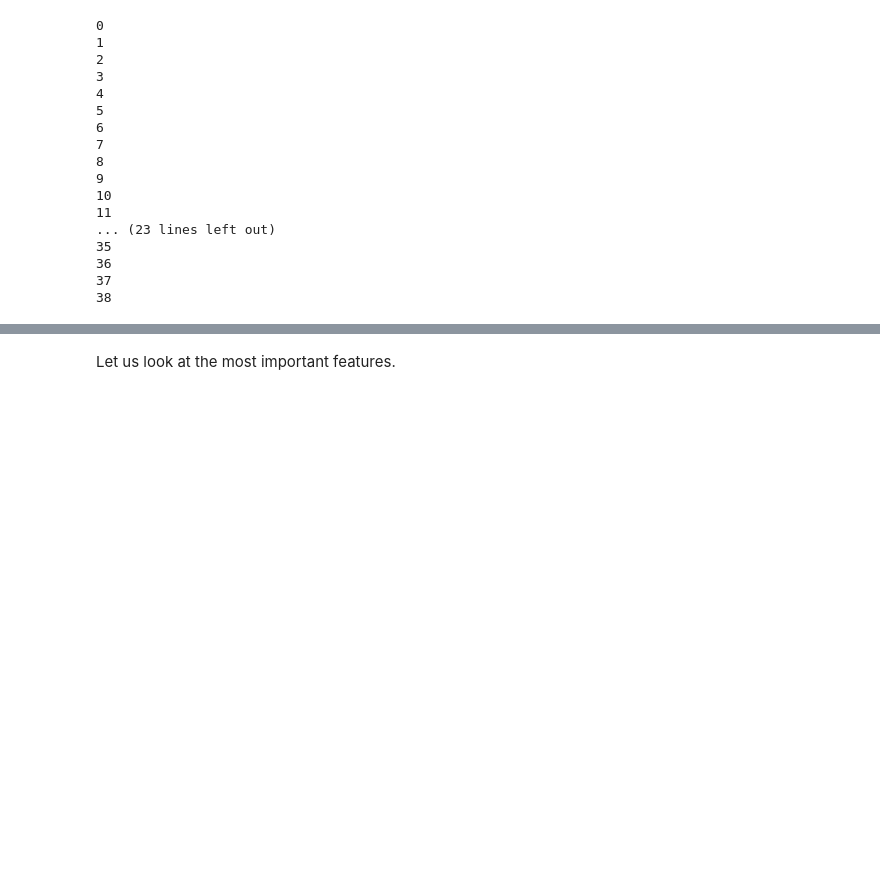
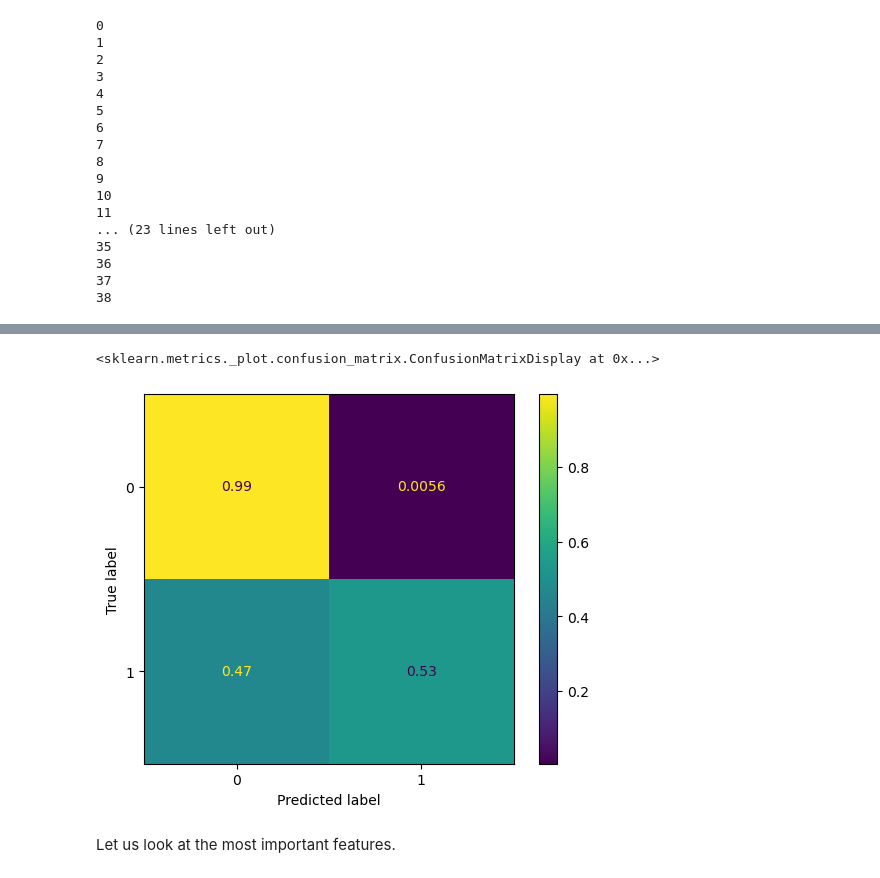
Before and after one commit to Erdos-Projects/summer26-nomination-worthy-books, a Jupyter notebook: CLEAN-REPO/models/xgb_ranker.ipynb, the cells around one changed output, grey strips where cells are left out. Saved outputs shown, nothing was run; the diff lists cells and outputs as text; code cells hidden in the pictures; blank space fills up the shorter version.

```diff
--- a/CLEAN-REPO/models/xgb_ranker.ipynb
+++ b/CLEAN-REPO/models/xgb_ranker.ipynb
@@ -197,3 +201,12 @@ sns.swarmplot(data=cv_result[['f1_score', 'recall']], ax=ax, color='black')
+# %%
+conf = confusion_matrix(book_val['target'], book_val['predicted'], normalize='true')#.ravel().tolist()
+
+from sklearn.metrics import ConfusionMatrixDisplay
+
+ConfusionMatrixDisplay(confusion_matrix=conf).plot()
+# %% [output]
+<sklearn.metrics._plot.confusion_matrix.ConfusionMatrixDisplay at 0x...>
+[figure, added]
 # %% [markdown]
 Let us look at the most important features.
 # %%
```
Also changed, not shown: parts of 5 cells of this notebook, 2 other files.
